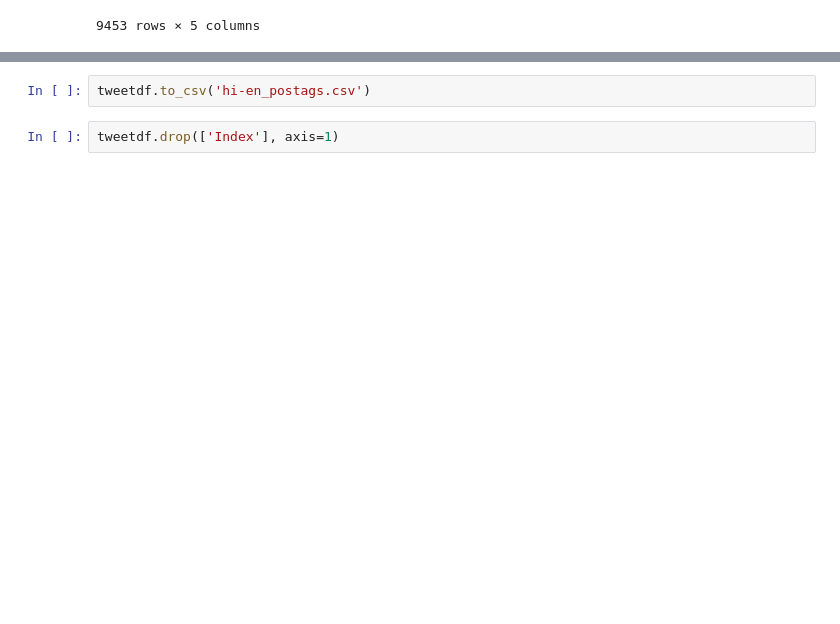
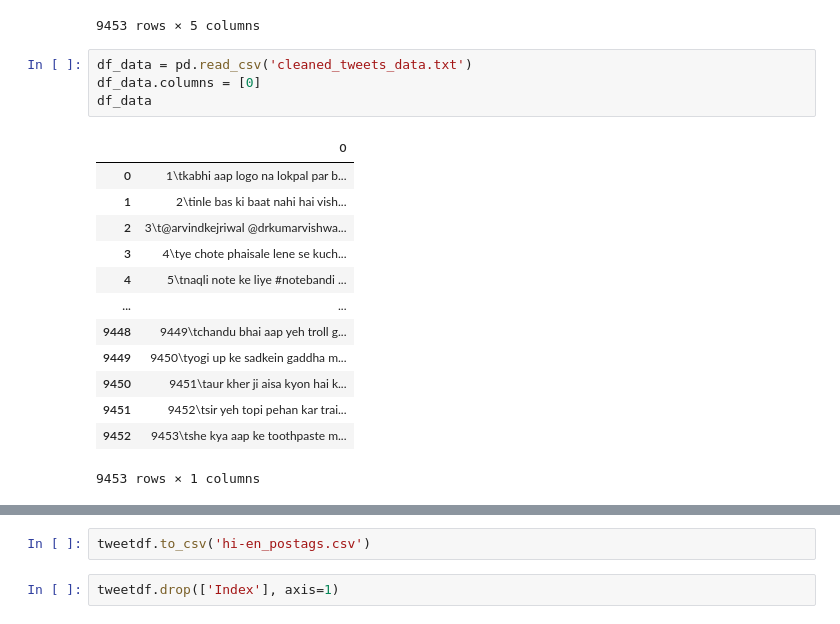
Before and after one commit to KY1452/pos-tagger-hi-en-code-mixing, a Jupyter notebook: main.ipynb, the cells around one changed output, grey strips where cells are left out. Saved outputs shown, nothing was run; the diff lists cells and outputs as text; blank space fills up the shorter version.

```diff
--- a/main.ipynb
+++ b/main.ipynb
@@ -331,3 +331,21 @@ tweetdf
 | 9451 | 9452 | sir/EN yeh/HI topi/HI pehan/HI ka... | [(topi, UNK), (kar, VM), (zamana,... | [(sir, NN), (mein, NN), (na, TO),... | [] |
 | 9452 | 9453 | she/EN kya/EN aap/EN ke/EN toothp... | [(japz, INJ)] | [(she, PRP), (aap, VBD), (toothpa... | [] |
 9453 rows × 5 columns
+# %%
+df_data = pd.read_csv('cleaned_tweets_data.txt')
+df_data.columns = [0]
+df_data
+# %% [output]
+|  | 0 |
+| 0 | 1\tkabhi aap logo na lokpal par b... |
+| 1 | 2\tinle bas ki baat nahi hai vish... |
+| 2 | 3\t@arvindkejriwal @drkumarvishwa... |
+| 3 | 4\tye chote phaisale lene se kuch... |
+| 4 | 5\tnaqli note ke liye #notebandi ... |
+| ... | ... |
+| 9448 | 9449\tchandu bhai aap yeh troll g... |
+| 9449 | 9450\tyogi up ke sadkein gaddha m... |
+| 9450 | 9451\taur kher ji aisa kyon hai k... |
+| 9451 | 9452\tsir yeh topi pehan kar trai... |
+| 9452 | 9453\tshe kya aap ke toothpaste m... |
+9453 rows × 1 columns
```
Also changed, not shown: parts of 2 cells of this notebook, 1 other file.
